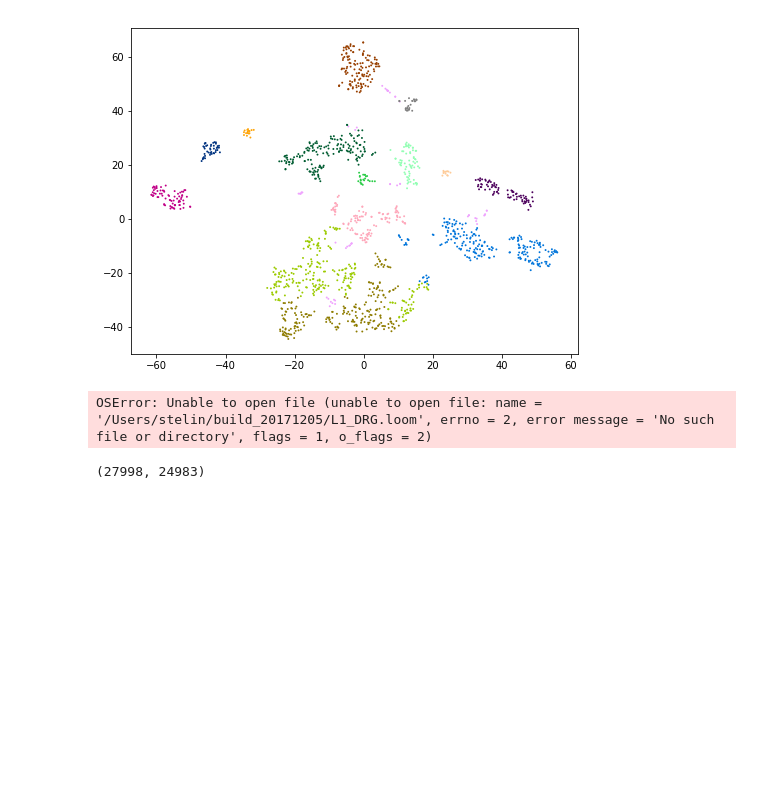
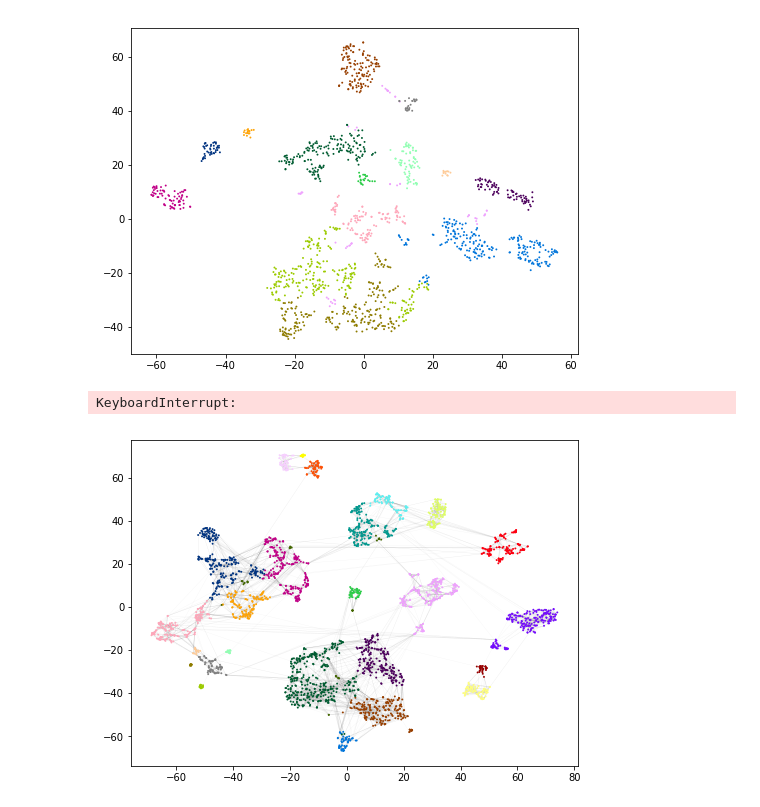
Before and after one commit to linnarsson-lab/adult-human-brain, a Jupyter notebook: notebooks/PoissonNeighborhood_Hippocampus.ipynb, the cells around one changed output. Saved outputs shown, nothing was run; the diff lists cells and outputs as text; code cells hidden in the pictures; blank space fills up the shorter version.

```diff
--- a/notebooks/PoissonNeighborhood_Hippocampus.ipynb
+++ b/notebooks/PoissonNeighborhood_Hippocampus.ipynb
@@ -197,29 +197,26 @@ with loompy.connect(f) as ds:
 # %% [output]
 [figure]
 # %%
+f = "/Users/stelin/build_20171205/L1_Cortex1.loom"
 with loompy.connect(f) as ds:
     n_clusters = ds.ca.Clusters.max() + 1
     data = ds[:n_clusters*10, :].transpose()
 # %%
-am = cg.AbsoluteManifold(radius=0.5)
+am = cg.AbsoluteManifold(radius=1)
 am.fit(data)
+# %% [output]
+KeyboardInterrupt:
 # %%
 f = "/Users/stelin/build_20171205/L1_DRG.loom"
 with loompy.connect(f) as ds:
     fig = plt.figure(figsize=(8,6))
     ax = fig.add_subplot(111)
     cax=plt.scatter(ds.ca.TSNE[:,0],ds.ca.TSNE[:,1],s=15,alpha=1,vmin=0,lw=0,marker='.',c=cg.colorize(ds.ca.Clusters))
     #plt.colorbar(cax)
-    g = ds.col_graphs.MKNN
+    g = ds.col_graphs.KNNP
     (a, b, w) = (g.row, g.col, g.data)
     pos = ds.ca.TSNE
     lc = LineCollection(zip(pos[a], pos[b]), linewidths=0.25, zorder=0, color='grey', alpha=0.1)
     ax.add_collection(lc)
 # %% [output]
-OSError: Unable to open file (unable to open file: name = '/Users/stelin/build_20171205/L1_DRG.loom', errno = 2, error message = 'No such file or directory', flags = 1, o_flags = 2)
+[figure, added]
-# %%
-# Resample and project to same tSNE space
-with loompy.connect("/Users/stelin/build_20171205/L0_Forebrain_E9-11.loom") as ds:
-    print(ds.shape)
-# %% [output]
-(27998, 24983)
```
Also changed, not shown: 1 other file.
